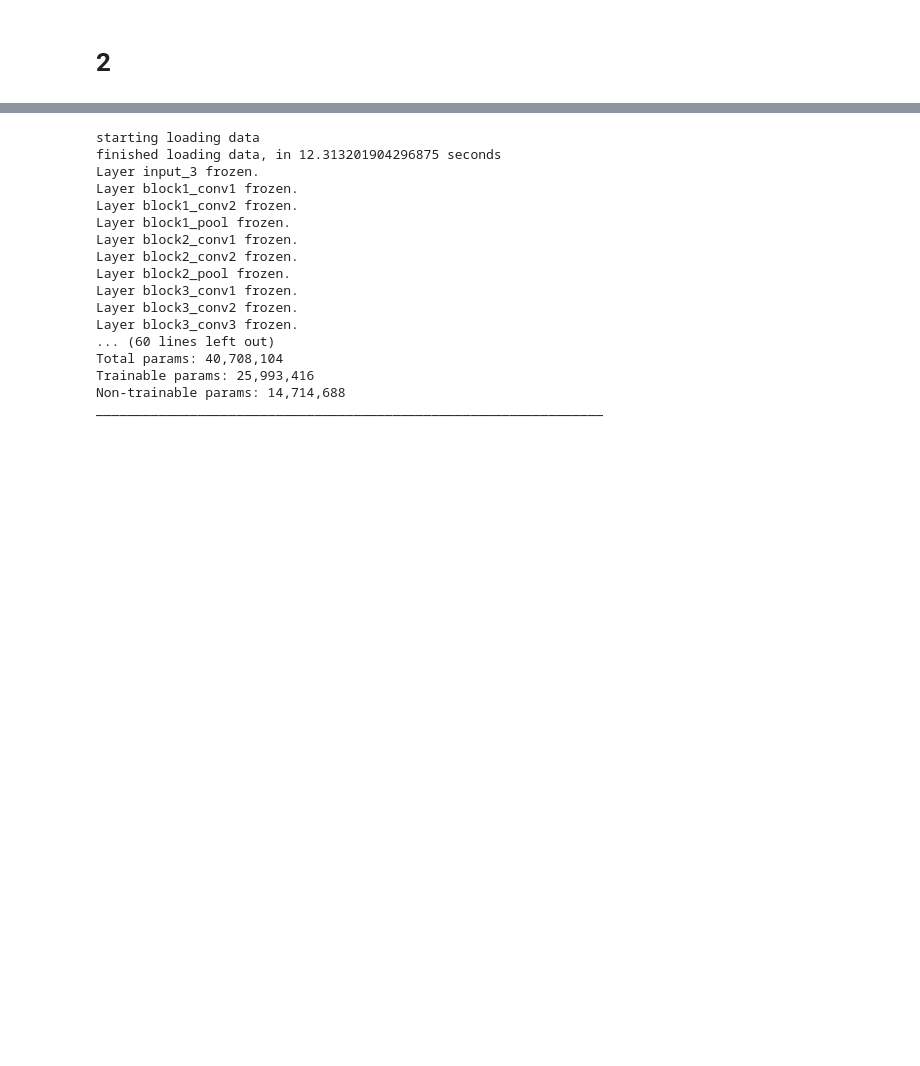
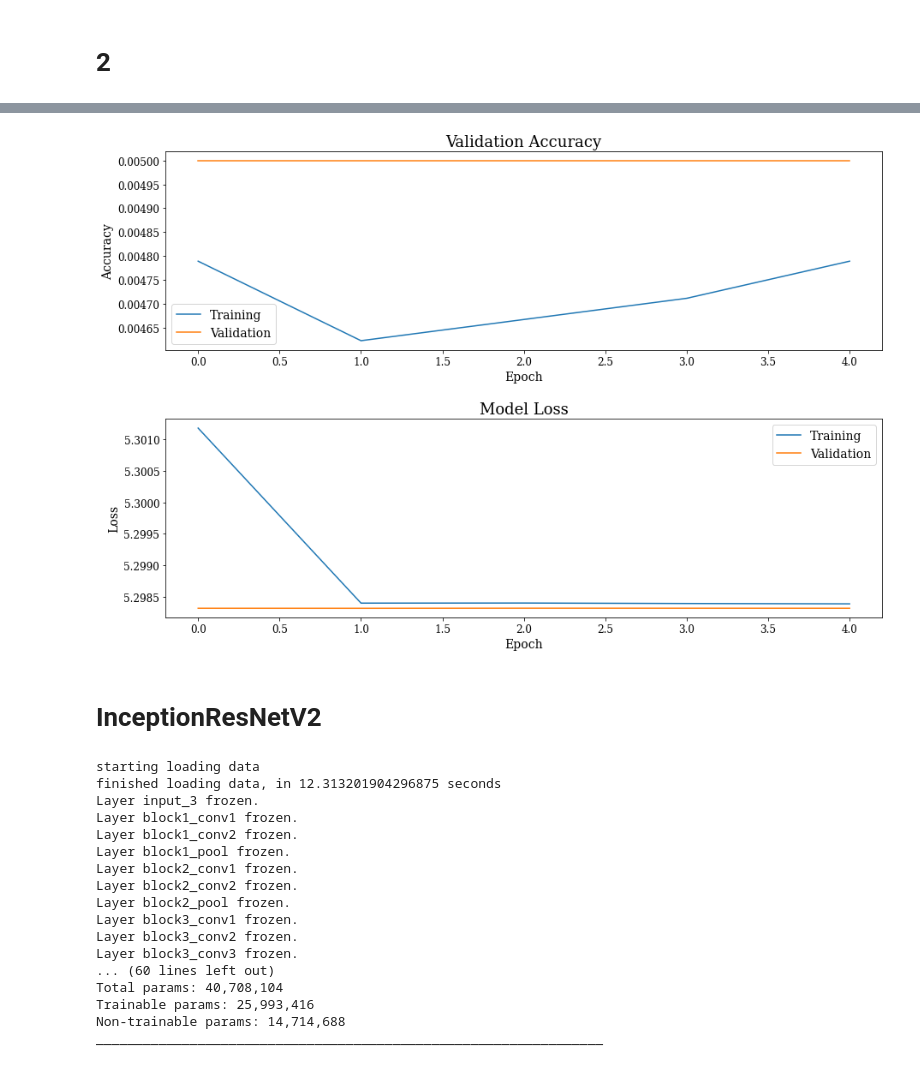
Before and after one commit to limited-fion/deep-learning-cw, a Jupyter notebook: 04_cw.ipynb, the cells around one changed output, grey strips where cells are left out. Saved outputs shown, nothing was run; the diff lists cells and outputs as text; code cells hidden in the pictures; blank space fills up the shorter version.

```diff
--- a/04_cw.ipynb
+++ b/04_cw.ipynb
@@ -1165,3 +1310,9 @@ plot_history(history_scratch2, 'scratch2.png', metric='categorical_accuracy')
+# %%
+plot_history(history_scratch4, 'scratch4.png', metric='categorical_accuracy')
+# %% [output]
+[figure, added]
+# %% [markdown]
+# **InceptionResNetV2**
 # %%
 get_and_process_imagenet_data()
 
```
Also changed, not shown: parts of 24 cells of this notebook.
